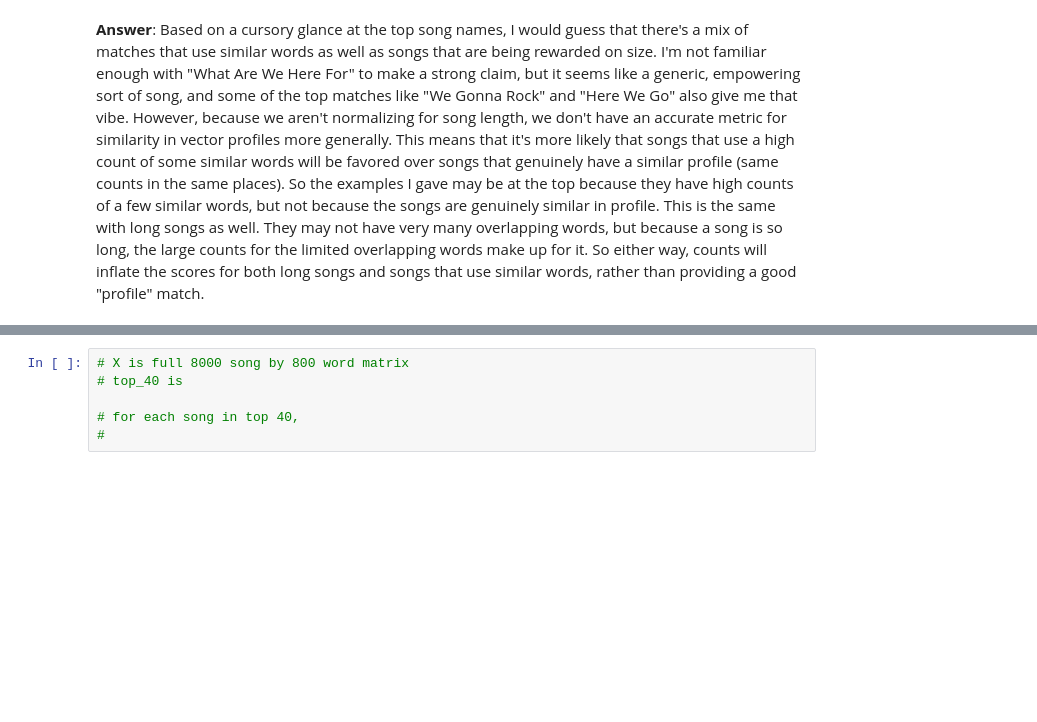
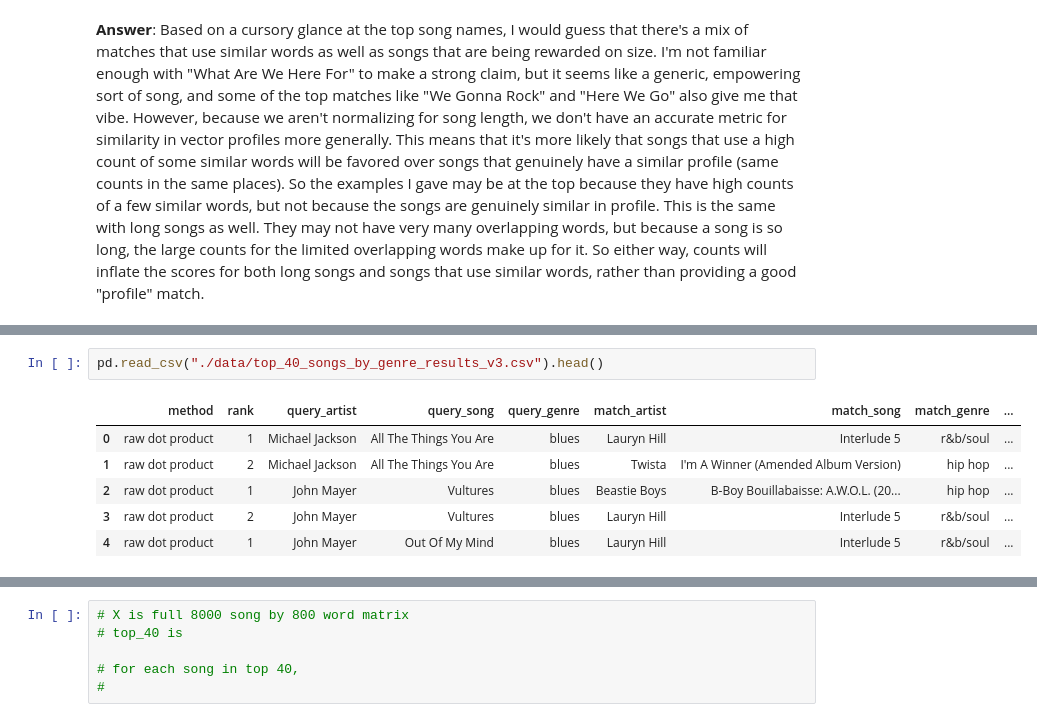
Before and after one commit to ae-phillips/uu_vectors_and_matrices, a Jupyter notebook: Thursday Lab/lab_01.ipynb, the cells around one changed output, grey strips where cells are left out. Saved outputs shown, nothing was run; the diff lists cells and outputs as text; blank space fills up the shorter version.

```diff
--- a/Thursday Lab/lab_01.ipynb
+++ b/Thursday Lab/lab_01.ipynb
@@ -217,0 +254,9 @@ for each song in top 40,
+# %%
+pd.read_csv("./data/top_40_songs_by_genre_results_v3.csv").head()
+# %% [output]
+|  | method | rank | query_artist | query_song | query_genre | match_artist | match_song | match_genre | ... |
+| 0 | raw dot product | 1 | Michael Jackson | All The Things You Are | blues | Lauryn Hill | Interlude 5 | r&b/soul | ... |
+| 1 | raw dot product | 2 | Michael Jackson | All The Things You Are | blues | Twista | I'm A Winner (Amended Album Version) | hip hop | ... |
+| 2 | raw dot product | 1 | John Mayer | Vultures | blues | Beastie Boys | B-Boy Bouillabaisse: A.W.O.L. (20... | hip hop | ... |
+| 3 | raw dot product | 2 | John Mayer | Vultures | blues | Lauryn Hill | Interlude 5 | r&b/soul | ... |
+| 4 | raw dot product | 1 | John Mayer | Out Of My Mind | blues | Lauryn Hill | Interlude 5 | r&b/soul | ... |
```
Also changed, not shown: parts of 3 cells of this notebook.
